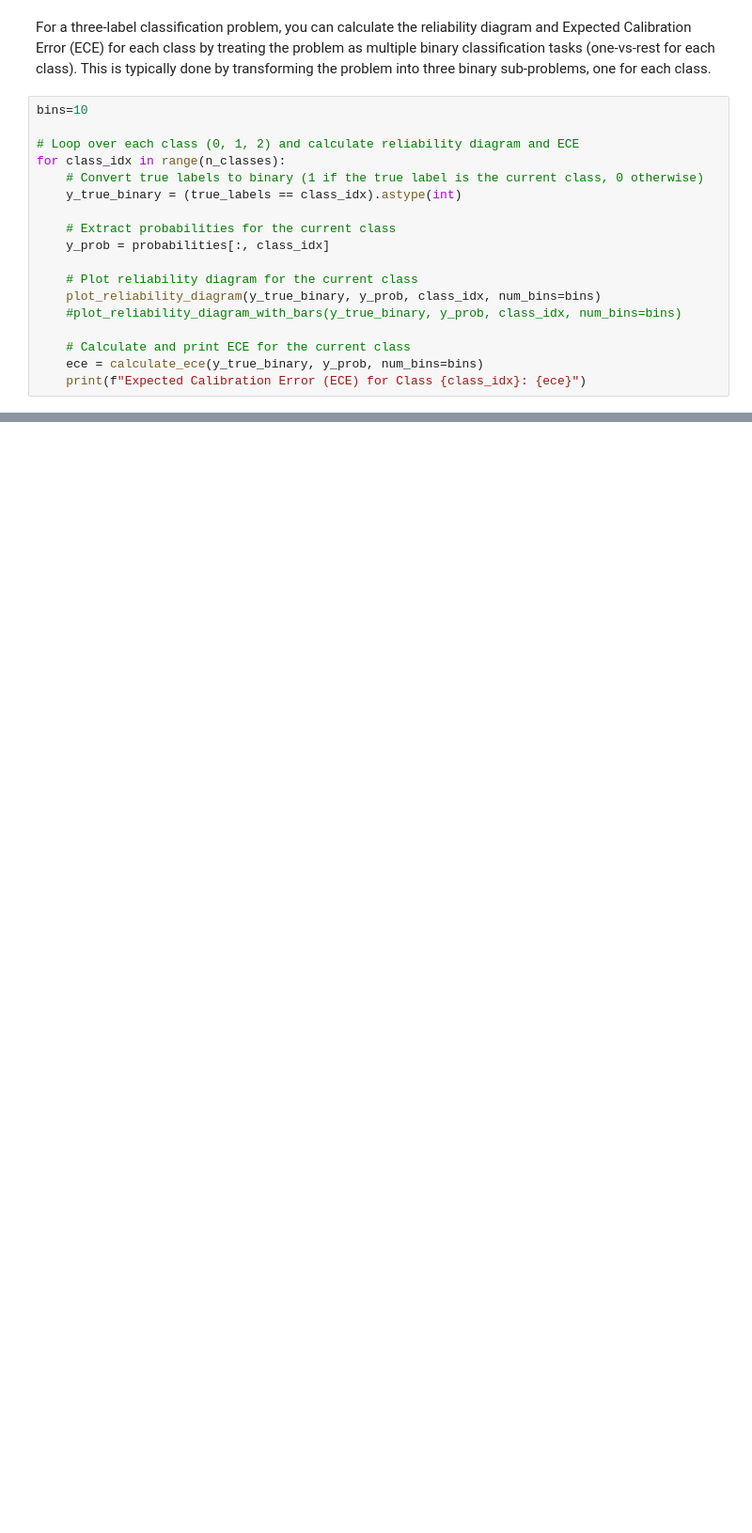
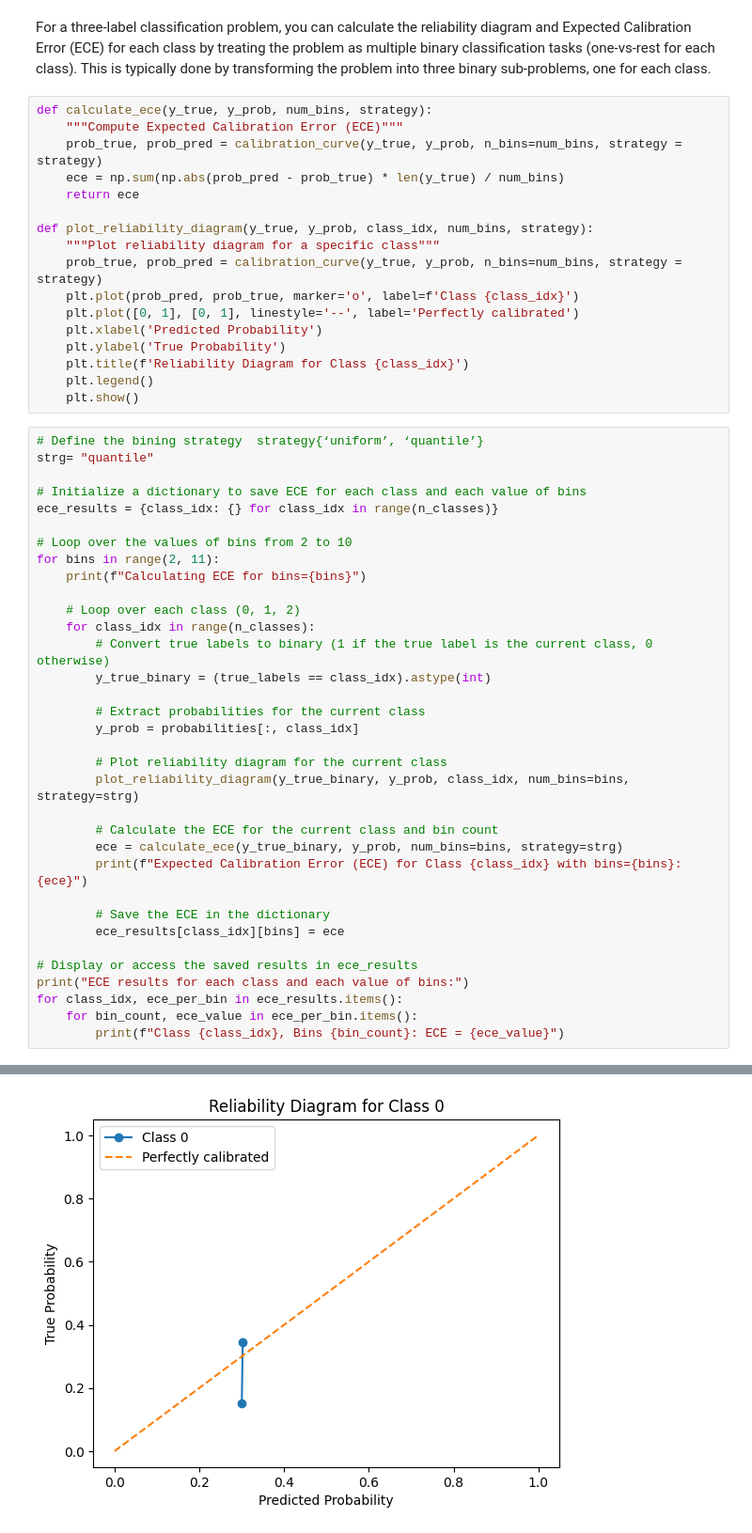
Before and after one commit to SadoukHamzaTarik/Calibration_test, a Jupyter notebook: ArBert_AuSTR_downsampling.ipynb, the cells around one changed output, grey strips where cells are left out. Shown at 94% size. Saved outputs shown, nothing was run; the diff lists cells and outputs as text; blank space fills up the shorter version.

```diff
--- a/ArBert_AuSTR_downsampling.ipynb
+++ b/ArBert_AuSTR_downsampling.ipynb
@@ -395,20 +400,54 @@ def plot_reliability_diagram_with_bars(y_true, y_prob, class_idx, num_bins=10):
 # %% [markdown]
 For a three-label classification problem, you can calculate the reliability diagram and Expected Calibration Error (ECE) for each class by treating the problem as multiple binary classification tasks (one-vs-rest for each class). This is typically done by transforming the problem into three binary sub-problems, one for each class.
+# %%
+def calculate_ece(y_true, y_prob, num_bins, strategy):
+    """Compute Expected Calibration Error (ECE)"""
+    prob_true, prob_pred = calibration_curve(y_true, y_prob, n_bins=num_bins, strategy = strategy)
+    ece = np.sum(np.abs(prob_pred - prob_true) * len(y_true) / num_bins)
+    return ece
+
+def plot_reliability_diagram(y_true, y_prob, class_idx, num_bins, strategy):
+    """Plot reliability diagram for a specific class"""
+    prob_true, prob_pred = calibration_curve(y_true, y_prob, n_bins=num_bins, strategy = strategy)
+    plt.plot(prob_pred, prob_true, marker='o', label=f'Class {class_idx}')
+    plt.plot([0, 1], [0, 1], linestyle='--', label='Perfectly calibrated')
+    plt.xlabel('Predicted Probability')
+    plt.ylabel('True Probability')
+    plt.title(f'Reliability Diagram for Class {class_idx}')
+    plt.legend()
+    plt.show()
 # %%
-bins=10
+# Define the bining strategy  strategy{‘uniform’, ‘quantile’}
+strg= "quantile"
 
-# Loop over each class (0, 1, 2) and calculate reliability diagram and ECE
-for class_idx in range(n_classes):
-    # Convert true labels to binary (1 if the true label is the current class, 0 otherwise)
-    y_true_binary = (true_labels == class_idx).astype(int)
+# Initialize a dictionary to save ECE for each class and each value of bins
+ece_results = {class_idx: {} for class_idx in range(n_classes)}
 
-    # Extract probabilities for the current class
-    y_prob = probabilities[:, class_idx]
+# Loop over the values of bins from 2 to 10
+for bins in range(2, 11):
+    print(f"Calculating ECE for bins={bins}")
 
-    # Plot reliability diagram for the current class
-    plot_reliability_diagram(y_true_binary, y_prob, class_idx, num_bins=bins)
-    #plot_reliability_diagram_with_bars(y_true_binary, y_prob, class_idx, num_bins=bins)
+    # Loop over each class (0, 1, 2)
+    for class_idx in range(n_classes):
+        # Convert true labels to binary (1 if the true label is the current class, 0 otherwise)
+        y_true_binary = (true_labels == class_idx).astype(int)
 
-    # Calculate and print ECE for the current class
-    ece = calculate_ece(y_true_binary, y_prob, num_bins=bins)
-    print(f"Expected Calibration Error (ECE) for Class {class_idx}: {ece}")
+        # Extract probabilities for the current class
+        y_prob = probabilities[:, class_idx]
+
+        # Plot reliability diagram for the current class
+        plot_reliability_diagram(y_true_binary, y_prob, class_idx, num_bins=bins, strategy=strg)
+
+        # Calculate the ECE for the current class and bin count
+        ece = calculate_ece(y_true_binary, y_prob, num_bins=bins, strategy=strg)
+        print(f"Expected Calibration Error (ECE) for Class {class_idx} with bins={bins}: {ece}")
+
+        # Save the ECE in the dictionary
+        ece_results[class_idx][bins] = ece
+
+# Display or access the saved results in ece_results
+print("ECE results for each class and each value of bins:")
+for class_idx, ece_per_bin in ece_results.items():
+    for bin_count, ece_value in ece_per_bin.items():
+        print(f"Class {class_idx}, Bins {bin_count}: ECE = {ece_value}")
+# %% [output]
@@ -414,0 +455 @@ for class_idx in range(n_classes):
+[figure, added]
```
Also changed, not shown: parts of 11 cells of this notebook.
